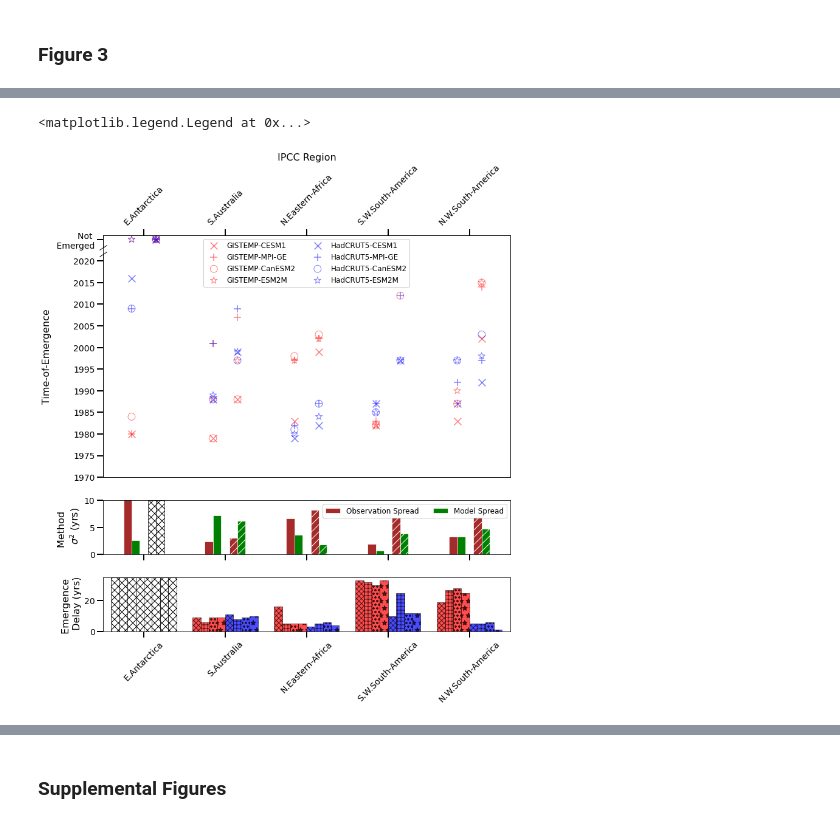
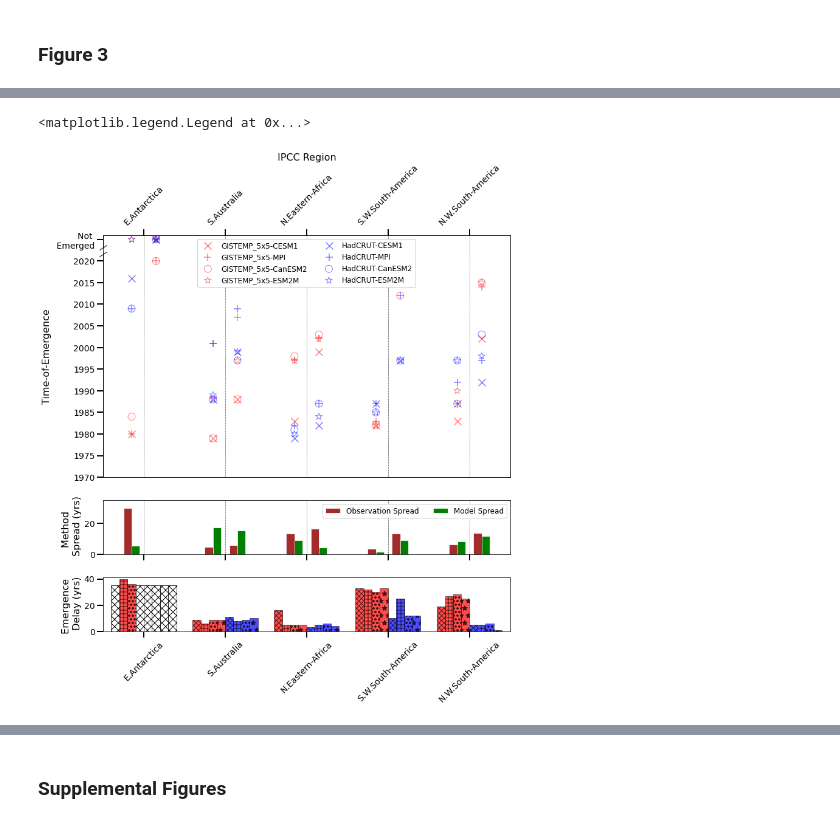
Before and after one commit to jshaw35/internalvar-vs-obsunc, a Jupyter notebook: draft1_figure3.ipynb, the cells around one changed output, grey strips where cells are left out. Drawn from its saved outputs; the diff is of its cells as text; code cells hidden in the pictures.

Commit message:
Update figures to use pre-processed percentile data

```diff
--- a/draft1_figure3.ipynb
+++ b/draft1_figure3.ipynb
@@ -276,9 +229,9 @@ array([[[[1999., 1999., 1998., 2003.],
 # %%
-# symbols = ['x','s','o','v']
-# symbols = ['x','s','o','*']
 symbols = ['x','+','o','*']
 hatches = ['xxx','++','oo','*']
 colors  = ['red','blue']
+
+final_tte_ds = regional_box[0]
 
 # Symbols that need a fill color
 fill_symbols = ['x','+']
@@ -294,62 +247,53 @@ ax3 = plt.subplot(gs[2])
 
 ax1b = ax1.twiny()
 
-# start_idx = 0
-# stop_idx  = 18
-
 region_indices = [44,42,23,13,9]
 
 final_tte_subset = final_tte_ds.sel(RegionIndex=region_indices)
 
 tick_labels = []
 
-
-for i,(_index,_label) in enumerate(zip(final_tte_subset.RegionIndex,final_tte_subset.RegionName)):
-    # xstat = _index
+xstats = []
+for i,_index in enumerate(final_tte_subset.RegionIndex):
     xstat = i
+    xstats.append(xstat)
 
     _region_subset = final_tte_subset.sel(RegionIndex=_index)
     tick_labels.append(_region_subset.RegionName.values)
 
-    _mean_subset = _region_subset.sel(kind='mean')
-    _true_subset = _region_subset.sel(kind='true')
+    _mean_subset = _region_subset.sel(metric='mean')
+    _strict_subset = _region_subset.sel(metric='strict')
 
-    _mean_obs_unc = _mean_subset.std(dim='obs_prod').mean(dim='model')
-    _mean_mod_unc = _mean_subset.std(dim='model').mean(dim='obs_prod')
+    _mean_obs_spread = (_mean_subset.max(dim='obs') - _mean_subset.min(dim='obs')).mean(dim='model')#,skipna=False)
+    _mean_mod_spread = (_mean_subset.max(dim='model') - _mean_subset.min(dim='model')).mean(dim='obs')
 
-    _true_obs_unc = _true_subset.std(dim='obs_prod').mean(dim='model')
-    _true_mod_unc = _true_subset.std(dim='model').mean(dim='obs_prod')
+    _strict_obs_spread = (_strict_subset.max(dim='obs') - _strict_subset.min(dim='obs')).mean(dim='model')#,skipna=False)
+    _strict_mod_spread = (_strict_subset.max(dim='model') - _strict_subset.min(dim='model')).mean(dim='obs')
 
-    _mean_obs_spread = (_mean_subset.max(dim='obs_prod') - _mean_subset.min(dim='obs_prod')).mean(dim='model')
-    _mean_mod_spread = (_mean_subset.max(dim='model') - _mean_subset.min(dim='model')).mean(dim='obs_prod')
+    _delay_avg = (_strict_subset - _mean_subset).mean(dim=['obs','model'])
+    _delay = _strict_subset - _mean_subset
 
-    _true_obs_spread = (_true_subset.max(dim='obs_prod') - _true_subset.min(dim='obs_prod')).mean()
-    _true_mod_spread = (_true_subset.max(dim='model') - _true_subset.min(dim='model')).mean(dim='obs_prod')
+    ax2.bar(xstat-0.2, _mean_obs_spread, width=0.1, color='brown', edgecolor="white", linewidth=0.7)
+    ax2.bar(xstat-0.1, _mean_mod_spread, width=0.1, color='green', edgecolor="white", linewidth=0.7)
 
-    _delay_avg = (_true_subset - _mean_subset).mean(dim=['obs_prod','model'])
-    _delay = _true_subset - _mean_subset
-
-    ax2.bar(xstat-0.2, _mean_obs_unc, width=0.1, color='brown', edgecolor="white", linewidth=0.7)
-    ax2.bar(xstat-0.1, _mean_mod_unc, width=0.1, color='green', edgecolor="white", linewidth=0.7)
-
-    ax2.bar(xstat+0.1, _true_obs_unc, width=0.1, color='brown', edgecolor="white", linewidth=0.7, hatch='//')
-    ax2.bar(xstat+0.2, _true_mod_unc, width=0.1, color='green', edgecolor="white", linewidth=0.7, hatch='//')
+    ax2.bar(xstat+0.1, _strict_obs_spread, width=0.1, color='brown', edgecolor="white", linewidth=0.7)#, hatch='//')
+    ax2.bar(xstat+0.2, _strict_mod_spread, width=0.1, color='green', edgecolor="white", linewidth=0.7)#, hatch='//')
 
     # Look to hide nans
-    if np.isnan(_mean_obs_unc):
-        ax2.bar(xstat-0.2, 10, width=0.1, color='white', edgecolor="black", linewidth=0.7,hatch='xx')
-    if np.isnan(_mean_mod_unc):
-        ax2.bar(xstat-0.1, 10, width=0.1, color='white', edgecolor="black", linewidth=0.7,hatch='xx')
-    if np.isnan(_true_obs_unc):
-        ax2.bar(xstat+0.1, 10, width=0.1, color='white', edgecolor="black", linewidth=0.7,hatch='xx')
-    if np.isnan(_true_mod_unc):
-        ax2.bar(xstat+0.2, 10, width=0.1, color='white', edgecolor="black", linewidth=0.7,hatch='xx')
+    if np.isnan(_mean_obs_spread):
+        ax2.bar(xstat-0.2, 35, width=0.1, color='white', edgecolor="black", linewidth=0.7,hatch='xx')
+    if np.isnan(_mean_mod_spread):
+        ax2.bar(xstat-0.1, 35, width=0.1, color='white', edgecolor="black", linewidth=0.7,hatch='xx')
+    if np.isnan(_strict_obs_spread):
+        ax2.bar(xstat+0.1, 35, width=0.1, color='white', edgecolor="black", linewidth=0.7,hatch='xx')
+    if np.isnan(_strict_mod_spread):
+        ax2.bar(xstat+0.2, 35, width=0.1, color='white', edgecolor="black", linewidth=0.7,hatch='xx')
 
     _offset = -0.35
 
-    for _obs,_color in zip(_mean_subset.obs_prod,colors):
+    for _obs,_color in zip(_mean_subset.obs,colors):
 
-        _obs_subset = _mean_subset.sel(obs_prod=_obs)
+        _obs_subset = _mean_subset.sel(obs=_obs)
 
         for _model,_symbol,_hatch in zip(_obs_subset.model,symbols,hatches):
 
@@ -361,12 +305,12 @@ for i,(_index,_label) in enumerate(zip(final_tte_subset.RegionIndex,final_tte_su
             else:
                 ax1.scatter(xstat-0.15,_model_subset,marker=_symbol,alpha=0.5,s=s_value,facecolors='none',edgecolors=_color)
 
-            if (np.isnan(_delay.sel(obs_prod=_obs,model=_model))):
+            if (np.isnan(_delay.sel(obs=_obs,model=_model))):
                 ax3.bar(xstat+_offset, 35,
                         width=0.1, color='white',edgecolor="black",
                         hatch='xx',linewidth=0.7)
             else:
-                ax3.bar(xstat+_offset,_delay.sel(obs_prod=_obs,model=_model),
+                ax3.bar(xstat+_offset,_delay.sel(obs=_obs,model=_model),
                         width=0.1,color=_color,alpha=0.7,edgecolor="black",
                         hatch=_hatch,linewidth=0.7)
 
@@ -379,9 +323,9 @@ for i,(_index,_label) in enumerate(zip(final_tte_subset.RegionIndex,final_tte_su
 
             _offset += 0.1
 
-    for _obs,_color in zip(_true_subset.obs_prod,colors):
+    for _obs,_color in zip(_strict_subset.obs,colors):
 
-        _obs_subset = _true_subset.sel(obs_prod=_obs)
+        _obs_subset = _strict_subset.sel(obs=_obs)
 
         for _model,_symbol in zip(_obs_subset.model,symbols):
 
@@ -400,14 +344,14 @@ for i,(_index,_label) in enumerate(zip(final_tte_subset.RegionIndex,final_tte_su
                     ax1.scatter(xstat+0.15,2025,marker=_symbol,alpha=0.5,s=s_value,facecolors='none',edgecolors=_color)
 
 # Prep legend with fake plots.
-for _obs,_color in zip(_true_subset.obs_prod,colors):
+for _obs,_color in zip(_strict_subset.obs,colors):
 
-    _obs_subset = _true_subset.sel(obs_prod=_obs)
+    _obs_subset = _strict_subset.sel(obs=_obs)
 
     for _model,_symbol in zip(_obs_subset.model,symbols):
 
         _model_subset = _obs_subset.sel(model=_model)
-        obs_str   = str(_obs.values)[:-4]
+        obs_str   = str(_obs.values)
         model_str = str(_model.values)
         if (_symbol in fill_symbols):
             ax1.scatter(None,None,marker=_symbol,alpha=0.5,s=s_value,label='%s-%s' % (obs_str,model_str),facecolors=_color,edgecolors=_color)
@@ -419,8 +363,8 @@ ax2.bar(0,0, width=0.1, color='green', edgecolor="white", linewidth=0.7, label='
 # ax2.bar(0,0, width=0.5, color='gray',  edgecolor="black", linewidth=0.7, alpha=0.3, label='Average Delay')
 
 # ax.hlines(2020,start_idx-1,stop_idx+1,colors='black',linestyle='dashed')
-ax1.vlines(final_tte_subset.RegionIndex,ymin=1970,ymax=2026,color='black',alpha=1,linestyle='dashed',linewidths=0.5,zorder=0)
-ax2.vlines(final_tte_subset.RegionIndex,ymin=0,ymax=20,color='black',alpha=1,linestyle='dashed',linewidths=0.5,zorder=0)
+ax1.vlines(xstats,ymin=1970,ymax=2026,color='black',alpha=1,linestyle='dashed',linewidths=0.5,zorder=0)
+ax2.vlines(xstats,ymin=0,ymax=45,color='black',alpha=1,linestyle='dashed',linewidths=0.5,zorder=0)
 
 # Lower panel settings
 # ax1.set_xlabel('IPCC Region',fontsize=16)
@@ -434,34 +378,34 @@ ax1.set_ylim(1970,2026)
 ax1.tick_params(axis='x',labelsize=14,length=0,width=0)
 ax1.tick_params(axis='y',labelsize=14,length=10,width=2)
 
 ax1b.set_xticks(np.arange(0,5))
 ax1b.set_xticklabels(tick_labels,fontsize=14,rotation=45)
 ax1b.set_xlim(-0.5,4.5)
 ax1b.tick_params(axis='both',labelsize=14,length=10,width=2)
 ax1b.set_xlabel('IPCC Region',fontsize=16)
 
 # Upper panel settings
-ax2.set_ylabel('Method \n $\sigma^2$ (yrs)',fontsize=16)
+ax2.set_ylabel('Method \n Spread (yrs)',fontsize=16)
 ax2.set_xticks(np.arange(0,5))
 ax2.set_xticklabels(['' for i in range(5)],fontsize=14,rotation=45)
 ax2.set_xlim(-0.5,4.5)
-ax2.set_ylim(0,10)
+ax2.set_ylim(0,35)
 ax2.tick_params(axis='both',labelsize=14,length=10,width=2)
 
 # Delay panel settings
 ax3.set_ylabel('Emergence \n Delay (yrs)',fontsize=16)
 ax3.set_xticks(np.arange(0,5))
 # ax3.set_xticklabels(['' for i in range(stop_idx - start_idx + 1)],fontsize=14,rotation=45)
 ax3.set_xticklabels(tick_labels,fontsize=14,rotation=45)
 ax3.set_xlim(-0.5,4.5)
-ax3.set_ylim(0,35)
+ax3.set_ylim(0,41)
 ax3.tick_params(axis='both',labelsize=14,length=10,width=2)
 
 # Axis breaks. I think it can't draw over the plot border because of gridspec
 axis_breaky(ax1, ypos=[0.92,0.95], slant=1.5,xpos=0.0,zorder=50,w=0.01)
 
 ax1.legend(ncol=2,loc='best',fontsize=12,facecolor='white', framealpha=1)
 ax2.legend(ncol=2,loc='best',fontsize=12,facecolor='white', framealpha=1)
 # %% [output]
 <matplotlib.legend.Legend at 0x...>
-[figure, old version]
+[figure, new version]
```
Also changed, not shown: parts of 38 cells of this notebook, 4 other files.
